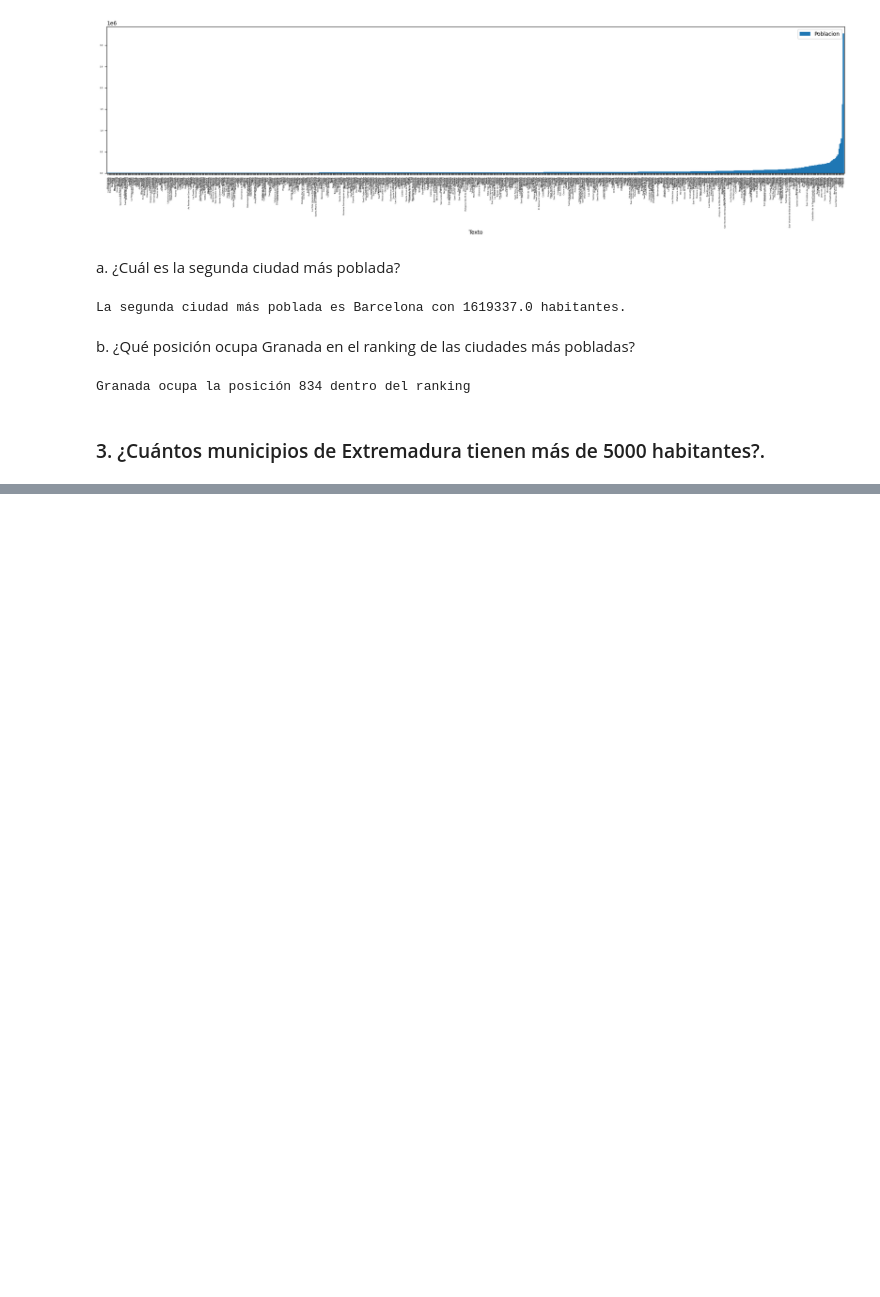
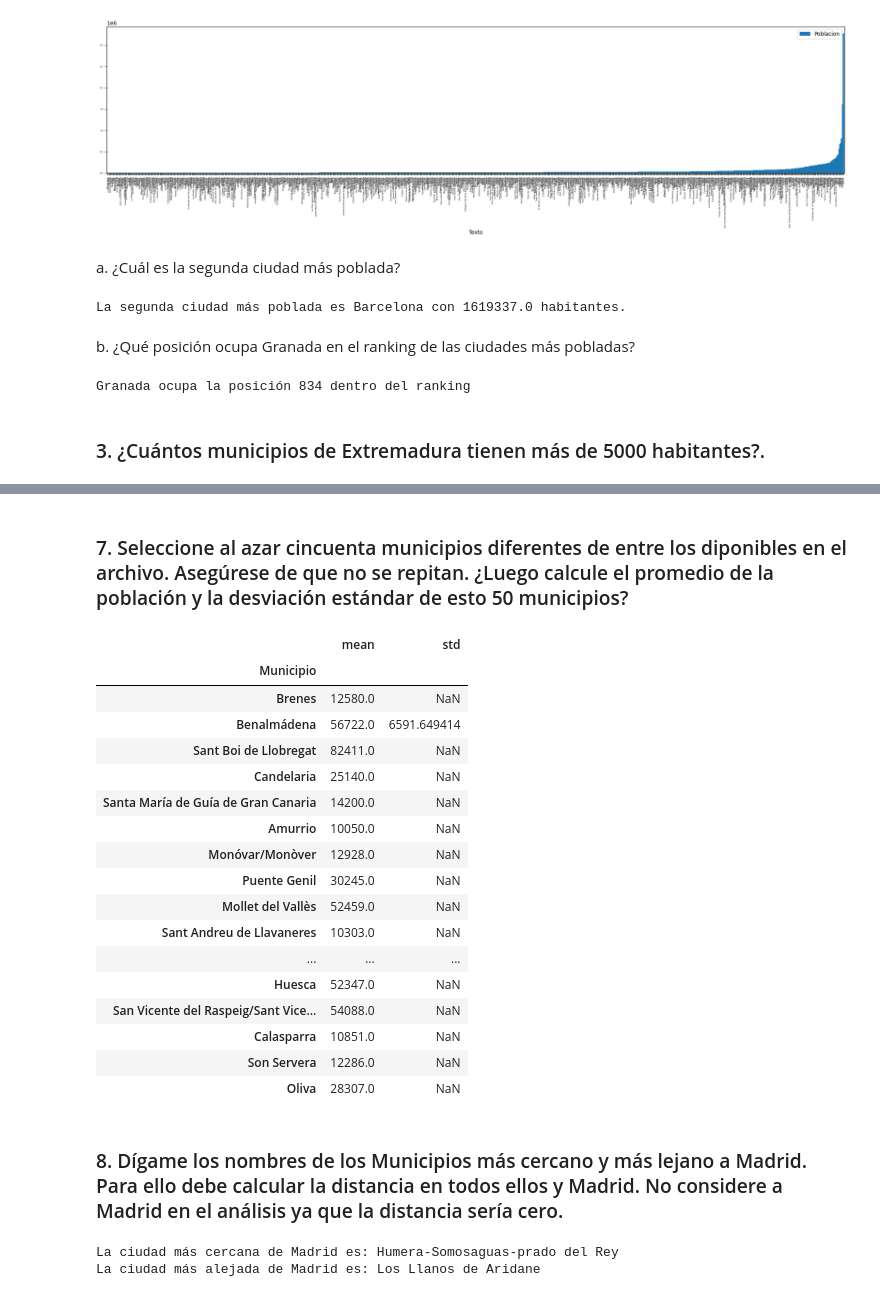
Before and after one commit to PoldanaGt/Lab_3, a Jupyter notebook: LAB3 Pablo Aldana.ipynb, the cells around one changed output, grey strips where cells are left out. Cells and saved outputs as stored; diff of their text form; code cells hidden in the pictures; blank space fills up the shorter version.

```diff
--- a/LAB3 Pablo Aldana.ipynb
+++ b/LAB3 Pablo Aldana.ipynb
@@ -189,0 +248,52 @@ IndexingError: Unalignable boolean Series provided as indexer (index of the bool
+# %% [markdown]
+### 7. Seleccione al azar cincuenta municipios diferentes de entre los diponibles en el archivo. Asegúrese de que no se repitan. ¿Luego calcule el promedio de la población y la desviación estándar de esto 50 municipios?
+# %%
+Mstats=df[['Poblacion','Municipio']].groupby('Municipio').describe().sample(50)
+Mstats['Poblacion'].drop(columns=['count','min','25%','50%','75%', 'max'])
+# %% [output]
+|  | mean | std |
+| Municipio |  |  |
+| Brenes | 12580.0 | NaN |
+| Benalmádena | 56722.0 | 6591.649414 |
+| Sant Boi de Llobregat | 82411.0 | NaN |
+| Candelaria | 25140.0 | NaN |
+| Santa María de Guía de Gran Canaria | 14200.0 | NaN |
+| Amurrio | 10050.0 | NaN |
+| Monóvar/Monòver | 12928.0 | NaN |
+| Puente Genil | 30245.0 | NaN |
+| Mollet del Vallès | 52459.0 | NaN |
+| Sant Andreu de Llavaneres | 10303.0 | NaN |
+| ... | ... | ... |
+| Huesca | 52347.0 | NaN |
+| San Vicente del Raspeig/Sant Vice... | 54088.0 | NaN |
+| Calasparra | 10851.0 | NaN |
+| Son Servera | 12286.0 | NaN |
+| Oliva | 28307.0 | NaN |
+# %% [markdown]
+### 8. Dígame los nombres de los Municipios más cercano y más lejano a Madrid. Para ello debe calcular la distancia en todos ellos y Madrid. No considere a Madrid en el análisis ya que la distancia sería cero.
+# %%
+Mad=df[df['Texto']=='Madrid']
+X0=Mad['X'].values[0]
+Y0=Mad['Y'].values[0]
+iMad=Mad.index[0]
+df_SMad=df.drop(iMad)
+CL=df_SMad[['Texto','X','Y']].copy()
+
+CL['Dx']=CL['X']-X0
+CL['Dy']=CL['Y']-Y0
+CL['D2']=CL['Dx']**2+CL['Dy']**2
+CL['D']=CL['D2']**0.5
+
+CC=CL[['Texto','D']][CL['D']==CL['D'].min()]
+CCity=CC['Texto'].values[0]
+
+
+FC=CL[['Texto','D']][CL['D']==CL['D'].max()]
+FCity=FC['Texto'].values[0]
+
+
+print(f'La ciudad más cercana de Madrid es: {CCity}')
+print(f'La ciudad más alejada de Madrid es: {FCity}')
+# %% [output]
+La ciudad más cercana de Madrid es: Humera-Somosaguas-prado del Rey
+La ciudad más alejada de Madrid es: Los Llanos de Aridane
```
Also changed, not shown: parts of 9 cells of this notebook.
